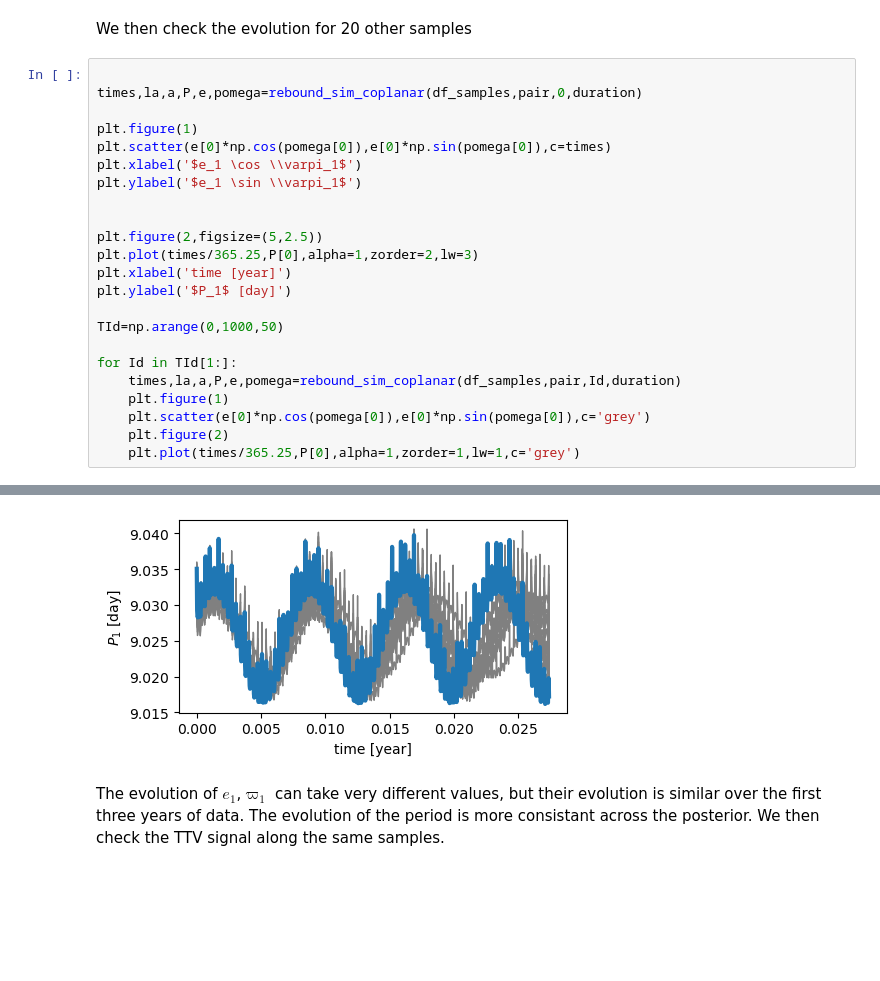
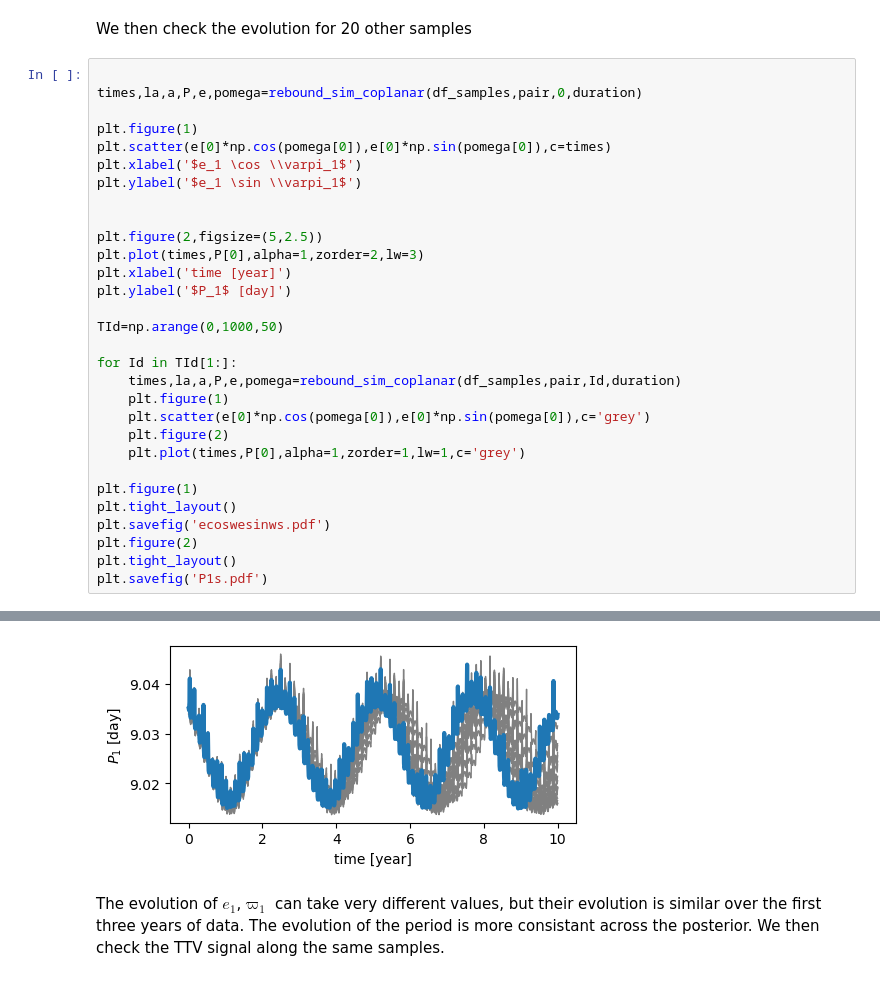
Before and after one commit to adleleu/resonantstate, a Jupyter notebook: paper1/paper1_obs_pair.ipynb, the cells around one changed output, grey strips where cells are left out. Drawn from its saved outputs; the diff is of its cells as text; blank space fills up the shorter version.

```diff
--- a/paper1/paper1_obs_pair.ipynb
+++ b/paper1/paper1_obs_pair.ipynb
@@ -71,7 +76,7 @@ plt.ylabel('$e_1 \sin \\varpi_1$')
 
 
 plt.figure(2,figsize=(5,2.5))
-plt.plot(times/365.25,P[0],alpha=1,zorder=2,lw=3)
+plt.plot(times,P[0],alpha=1,zorder=2,lw=3)
 plt.xlabel('time [year]')
 plt.ylabel('$P_1$ [day]')
 
@@ -82,5 +87,12 @@ for Id in TId[1:]:
     plt.figure(1)
     plt.scatter(e[0]*np.cos(pomega[0]),e[0]*np.sin(pomega[0]),c='grey')
     plt.figure(2)
-    plt.plot(times/365.25,P[0],alpha=1,zorder=1,lw=1,c='grey')
+    plt.plot(times,P[0],alpha=1,zorder=1,lw=1,c='grey')
+
+plt.figure(1)
+plt.tight_layout()
+plt.savefig('ecoswesinws.pdf')
+plt.figure(2)
+plt.tight_layout()
+plt.savefig('P1s.pdf')
 # %% [output]
@@ -88,4 +100,4 @@ for Id in TId[1:]:
-[figure, old version]
+[figure, new version]
 # %% [markdown]
 The evolution of $e_1$,$\varpi_1$ can take very different values, but their evolution is similar over the first three years of data. The evolution of the period is more consistant across the posterior. We then check the TTV signal along the same samples.
 # %%
```
Also changed, not shown: parts of 5 cells of this notebook, 5 other files.
